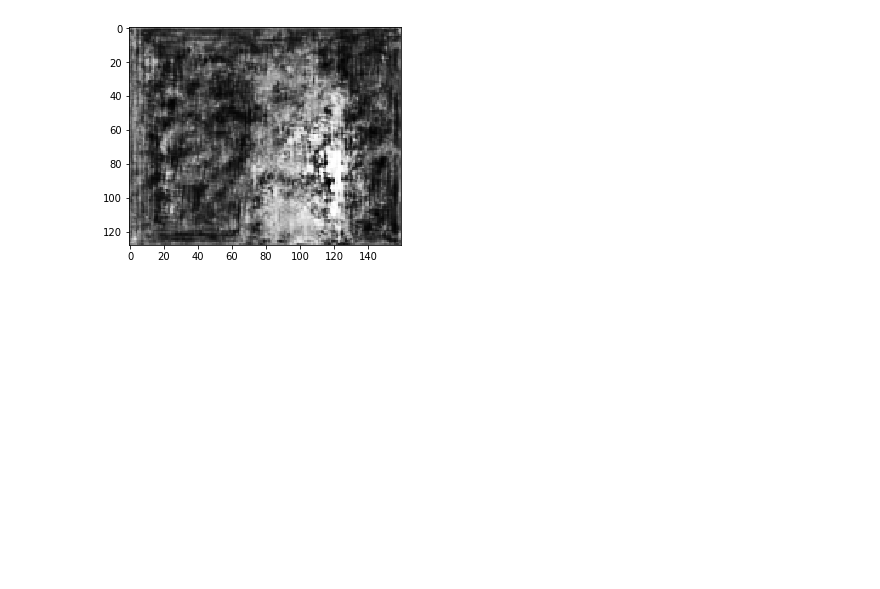
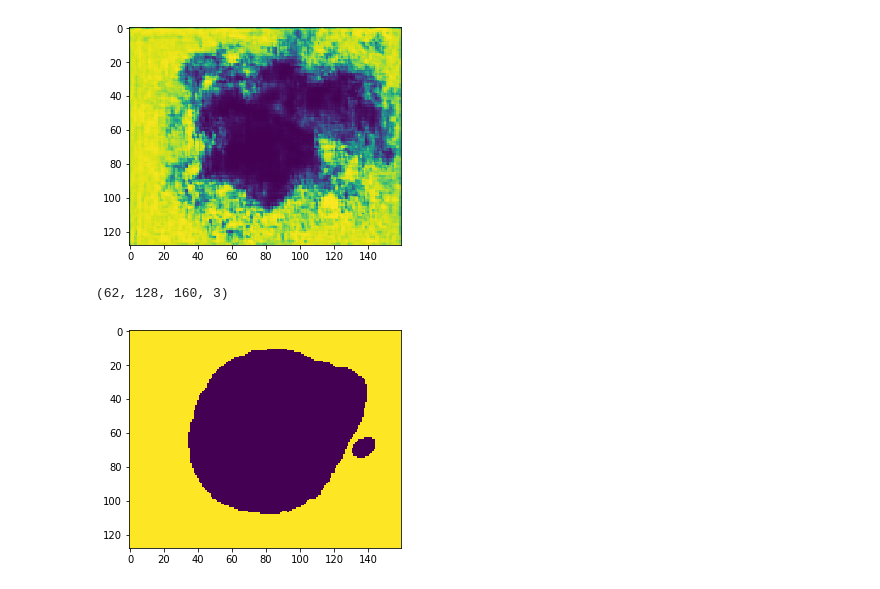
Before and after one commit to univpmCV2019/bloodPoolAndMyocardiumSegmentation, a Jupyter notebook: MyUnet.ipynb, the cells around one changed output. Drawn from its saved outputs; the diff is of its cells as text; code cells hidden in the pictures; blank space fills up the shorter version.

Commit message:
segmentazione funzionante per 3 classi

```diff
--- a/MyUnet.ipynb
+++ b/MyUnet.ipynb
@@ -273,3 +229,4 @@ def get_resnet(f=16, bn_axis=3, classes=1):
 # %%
-model = get_resnet(f=16, bn_axis=3, classes=1)
+#realizza il modello Unet per 3 classi
+model = get_resnet(f=16, bn_axis=3, classes=3)
 # %% [output]
@@ -325,0 +250,22 @@ Epoch 3/3
+# %%
+from keras.utils import to_categorical
+
+
+# suddivisione del dataset in 70% training e 30% test
+x_train = array_training[0:144]
+x_test = array_training[145:207]
+
+y_train = array_gt[0:144]
+y_test = array_gt[145:207]
+
+# one hot encoding con tensorflow per 3 classi
+import tensorflow as tf
+n_classes = 3
+tensor=tf.one_hot(y_train, n_classes)
+
+#trasformaiamo il tensor in numpy array
+with tf.Session() as sess:
+   y_train_ohe=sess.run(tensor)
+
+# alleniamo il modello
+results = model.fit(x_train, y_train_ohe, batch_size=16, epochs=20)
@@ -326,9 +290,27 @@ Epoch 3/3
 # %%
 import matplotlib.pyplot as plt
+# testa il modello
 predicted_image = model.predict(x_test, verbose = 0)
-image = (predicted_image[61][:, :, 0] * 255.).astype(np.uint8)
-img = Image.fromarray(image)
-plt.imshow(img, cmap=plt.cm.gray)
-plt.show()
-# %% [output]
-[figure, removed]
+# %%
+# risultato della predizione, slice 0 con label = 0
+image = (predicted_image[0][:, :,0] * 255.).astype(np.uint8)
+img = Image.fromarray(image)
+img = PIL.ImageOps.invert(img)
+plt_prediction.imshow(img)
+plt_prediction.show()
+
+
+# maschera, slice 0 con label = 0 (prima ne facciamo il one-hot-encoding)
+test=tf.one_hot(y_test,3)
+print(test.shape)
+with tf.Session() as sess:
+   d=sess.run(test)
+
+image = (d[0][:, :,0] * 255.).astype(np.uint8)
+img = Image.fromarray(image)
+plt_maschera.imshow(img)
+plt_maschera.show()
+# %% [output]
+[figure, added]
+(62, 128, 160, 3)
+[figure, added]
```
Also changed, not shown: parts of 15 cells of this notebook.
